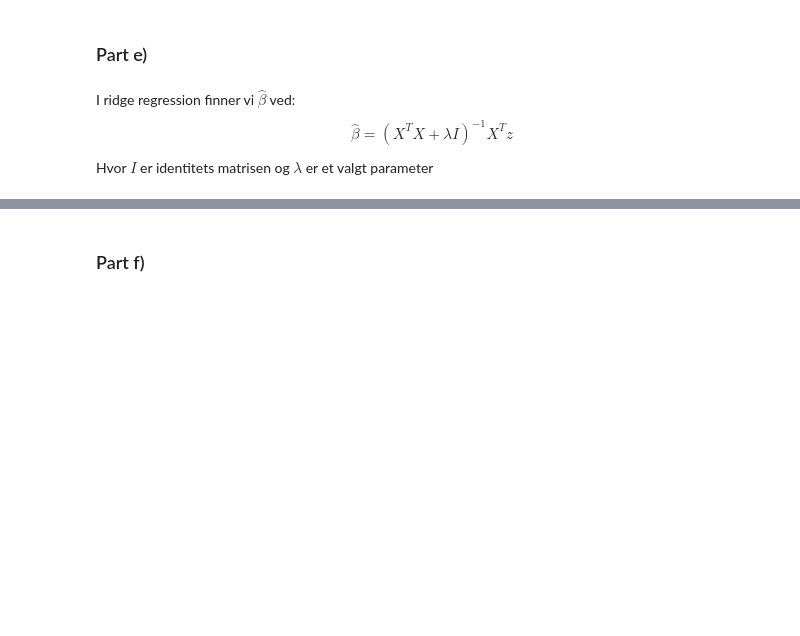
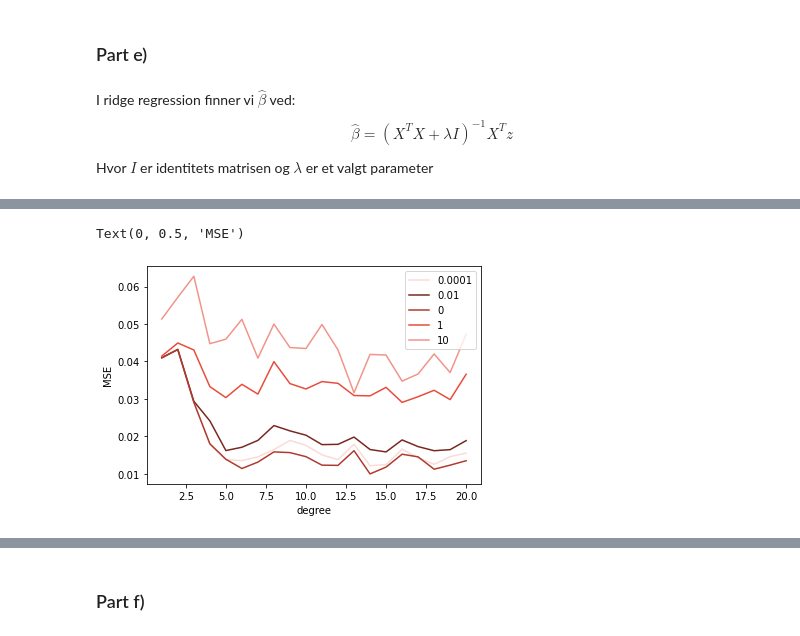
Before and after one commit to HildeLa/Project1_FYS-STK, a Jupyter notebook: Prosjekt1.ipynb, the cells around one changed output, grey strips where cells are left out. Drawn from its saved outputs; the diff is of its cells as text; code cells hidden in the pictures; blank space fills up the shorter version.

```diff
--- a/Prosjekt1.ipynb
+++ b/Prosjekt1.ipynb
@@ -763,19 +868,24 @@ display(lamb_df)
 # %%
 #lamb_df = pd.DataFrame({'mse_lamb': scores_Ridge_boot[:, 0], 'degree': degrees})
 #lamb_df = lamb_df.set_index('degree')
 #display(lamb_d
-import matplotlib as mpl
+
 bests = []
 for lamb in lamb_df:
     smallest = min(lamb_df[lamb])
     best_degree = lamb_df[lamb_df[lamb]==smallest].index
     bests.append(best_degree)
 
 reds = ['#78281F', '#B03A2E', '#E74C3C', '#F1948A', '#FADBD8']
 fig, ax = plt.subplots()
 for i, col in enumerate(lamb_df):
     ax.plot(lamb_df.index,lamb_df[col], c=reds[i-1])
 plt.legend([0.0001, 0.01,0, 1, 10])
+ax.set_xlabel('degree')
+ax.set_ylabel('MSE')
+# %% [output]
+Text(0, 0.5, 'MSE')
+[figure, added]
 # %%
 #Vi ønsker å kunne vise hvordan erroren utvikler seg
 #plottet vil oppdatere seg avhengig av N
```
Also changed, not shown: parts of 26 cells of this notebook.
